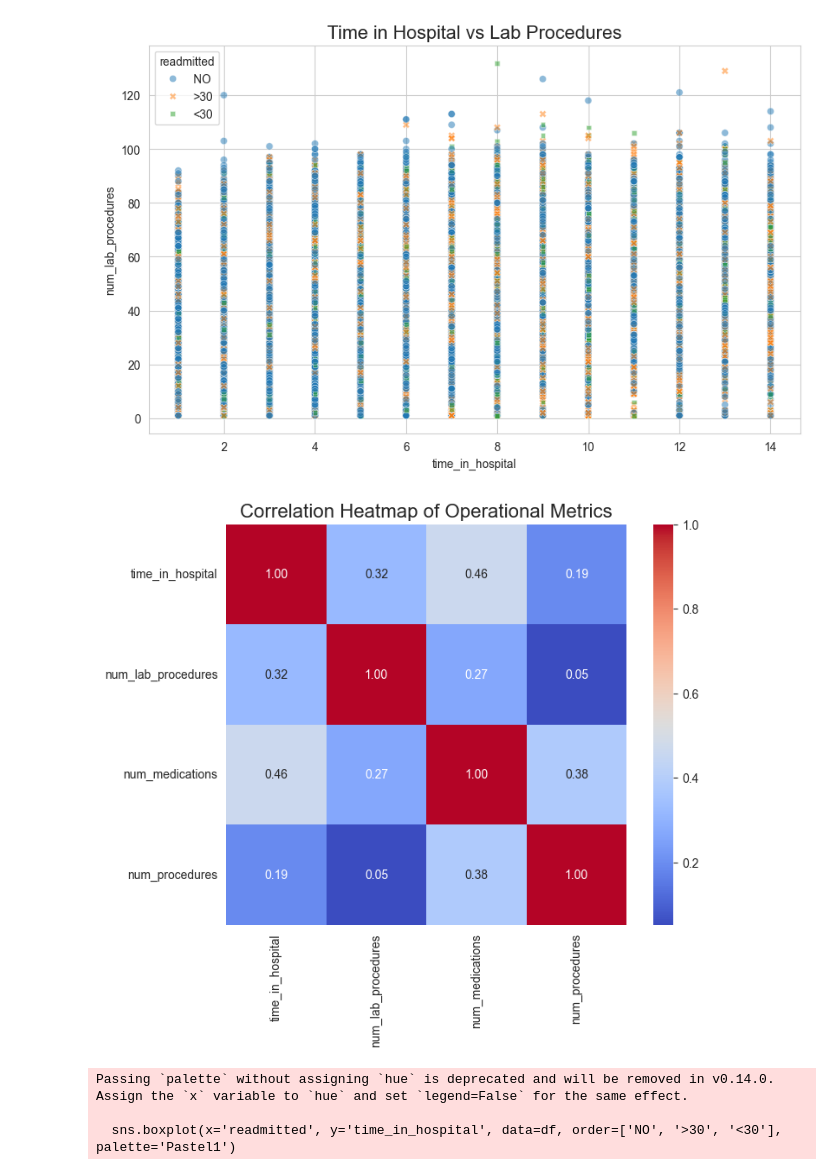
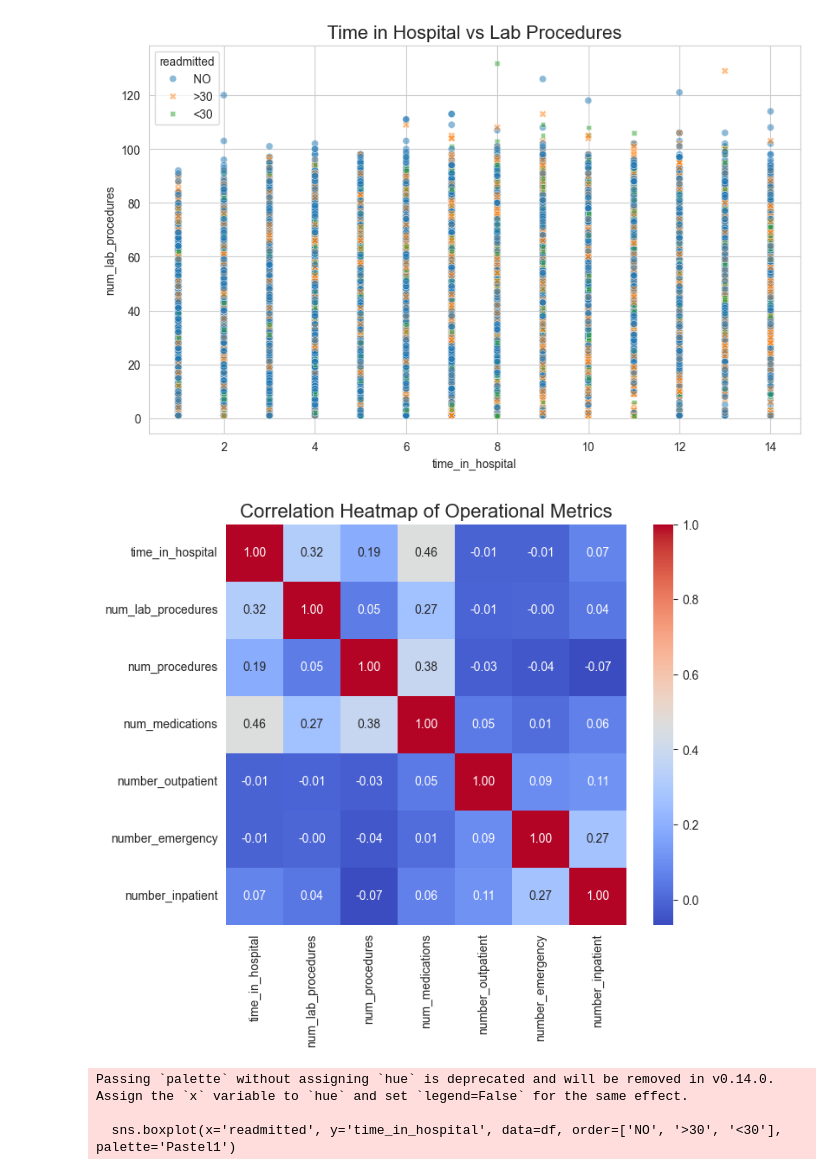
Before and after one commit to SasinduDenuwan/Python-Final-Project, a Jupyter notebook: notebooks/Exploratory_Data_Analysis.ipynb, the cells around one changed output. Cells and saved outputs as stored; diff of their text form; code cells hidden in the pictures.

```diff
--- a/notebooks/Exploratory_Data_Analysis.ipynb
+++ b/notebooks/Exploratory_Data_Analysis.ipynb
@@ -159,15 +169,16 @@ plt.show()
 [figure]
 # %%
 # Correlation Heatmap
-cols_to_corr = ['time_in_hospital', 'num_lab_procedures', 'num_medications', 'num_procedures']
-corr_matrix = df[cols_to_corr].corr()
+numerical_cols = ['time_in_hospital', 'num_lab_procedures', 'num_procedures',
+                  'num_medications', 'number_outpatient', 'number_emergency', 'number_inpatient']
+corr_matrix = df[numerical_cols].corr()
 
 plt.figure(figsize=(8, 6))
 sns.heatmap(corr_matrix, annot=True, cmap='coolwarm', fmt='.2f', square=True)
 plt.title('Correlation Heatmap of Operational Metrics', fontsize=16)
 plt.show()
 # %% [output]
-[figure, old version]
+[figure, new version]
 # %%
 # Box plots of time_in_hospital by readmitted status
 plt.figure(figsize=(10, 6))
```
Also changed, not shown: parts of 1 cell of this notebook, 1 other file.
